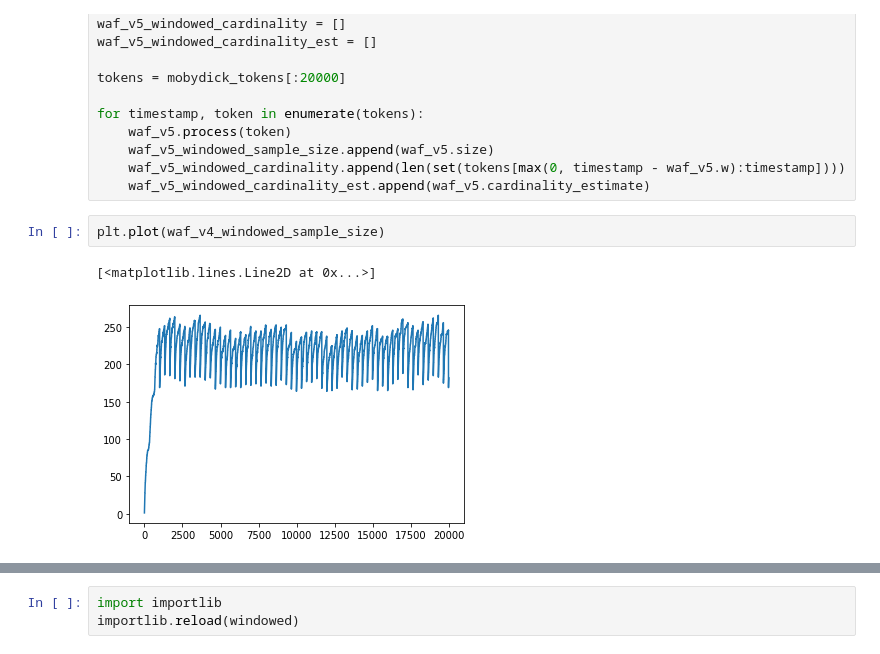
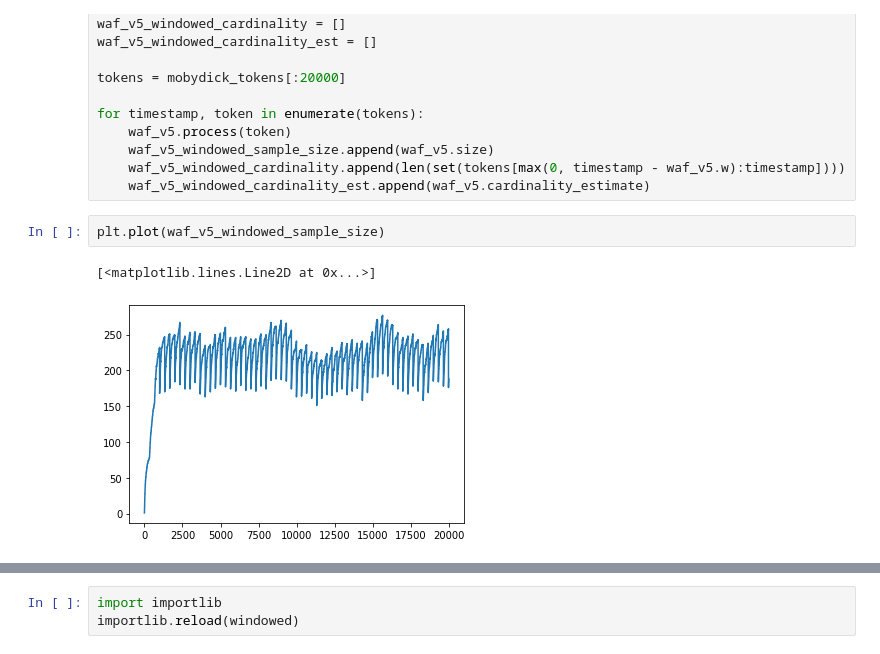
Before and after one commit to jlumbroso/affirmative-sampling-sandbox, a Jupyter notebook: WindowedSandbox3.ipynb, the cells around one changed output, grey strips where cells are left out. Cells and saved outputs as stored; diff of their text form.

```diff
--- a/WindowedSandbox3.ipynb
+++ b/WindowedSandbox3.ipynb
@@ -197,8 +203,8 @@ for timestamp, token in enumerate(tokens):
     waf_v5_windowed_cardinality.append(len(set(tokens[max(0, timestamp - waf_v5.w):timestamp])))
     waf_v5_windowed_cardinality_est.append(waf_v5.cardinality_estimate)
 # %%
-plt.plot(waf_v4_windowed_sample_size)
+plt.plot(waf_v5_windowed_sample_size)
 # %% [output]
 [<matplotlib.lines.Line2D at 0x...>]
-[figure, old version]
+[figure, new version]
 # %%
```
Also changed, not shown: parts of 3 cells of this notebook.
